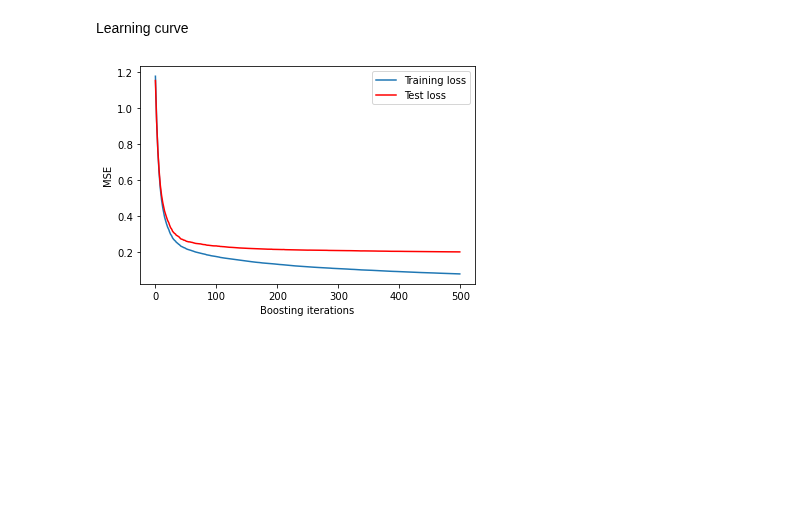
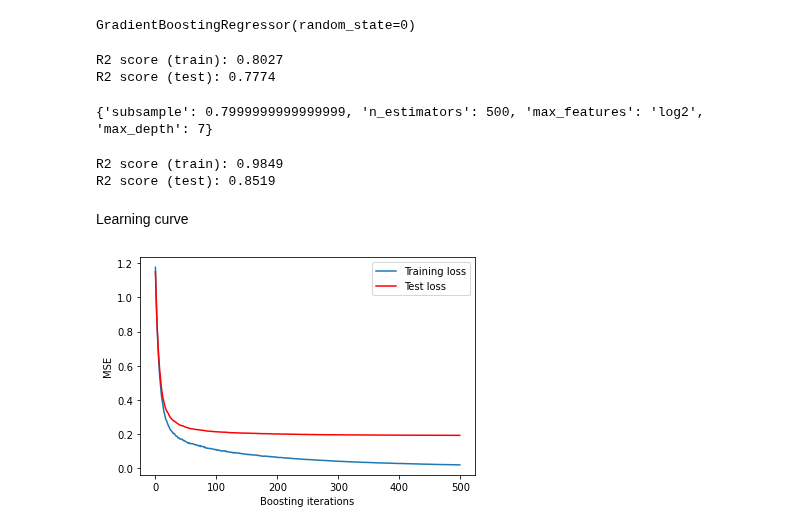
Before and after one commit to roiyeho/medium, a Jupyter notebook: gradient_boosting/GradientBoostingRegressor.ipynb, the cells around one changed output. Cells and saved outputs as stored; diff of their text form; code cells hidden in the pictures; blank space fills up the shorter version.

```diff
--- a/gradient_boosting/GradientBoostingRegressor.ipynb
+++ b/gradient_boosting/GradientBoostingRegressor.ipynb
@@ -35,20 +19,59 @@ R2 score (test): 0.8466
+# %%
+from sklearn.ensemble import GradientBoostingRegressor
+
+reg = GradientBoostingRegressor(random_state=0)
+reg.fit(X_train, y_train)
+# %% [output]
+GradientBoostingRegressor(random_state=0)
+# %%
+train_score = reg.score(X_train, y_train)
+print(f'R2 score (train): {train_score:.4f}')
+
+test_score = reg.score(X_test, y_test)
+print(f'R2 score (test): {test_score:.4f}')
+# %% [output]
+R2 score (train): 0.8027
+R2 score (test): 0.7774
+# %%
+from sklearn.model_selection import RandomizedSearchCV
+
+params = {
+    'n_estimators': [10, 50, 100, 200, 500],
+    'max_depth': np.arange(3, 11),
+    'subsample': np.arange(0.5, 1.0, 0.1),
+    'max_features': ['sqrt', 'log2', None]
+}
+
+search = RandomizedSearchCV(GradientBoostingRegressor(random_state=0), params, n_iter=50, cv=3, n_jobs=-1)
+search.fit(X_train, y_train)
+
+print(search.best_params_)
+# %% [output]
+{'subsample': 0.7999999999999999, 'n_estimators': 500, 'max_features': 'log2', 'max_depth': 7}
+# %%
+best_reg = search.best_estimator_
+print(f'R2 score (train): {best_reg.score(X_train, y_train):.4f}')
+print(f'R2 score (test): {best_reg.score(X_test, y_test):.4f}')
+# %% [output]
+R2 score (train): 0.9849
+R2 score (test): 0.8519
 # %% [markdown]
 Learning curve
 # %%
 from sklearn.metrics import mean_squared_error as MSE
 
-test_score = np.zeros(reg.n_estimators_)
-for i, y_test_pred in enumerate(reg.staged_predict(X_test)):
+test_score = np.zeros(best_reg.n_estimators_)
+for i, y_test_pred in enumerate(best_reg.staged_predict(X_test)):
     test_score[i] = MSE(y_test, y_test_pred)
 
-plt.plot(np.arange(reg.n_estimators), reg.train_score_, label='Training loss')
-plt.plot(np.arange(reg.n_estimators), test_score, 'r', label='Test loss')
+plt.plot(np.arange(best_reg.n_estimators), best_reg.train_score_, label='Training loss')
+plt.plot(np.arange(best_reg.n_estimators), test_score, 'r', label='Test loss')
 
 plt.xlabel('Boosting iterations')
 plt.ylabel('MSE')
+plt.legend()
 
-plt.legend()
-plt.savefig('figures/california_gbr_learning_curve.pdf')
+plt.savefig('figures/california_gbdt_learning_curve.pdf')
 # %% [output]
-[figure, old version]
+[figure, new version]
 # %% [markdown]
```
Also changed, not shown: parts of 4 cells of this notebook, 20 other files.
